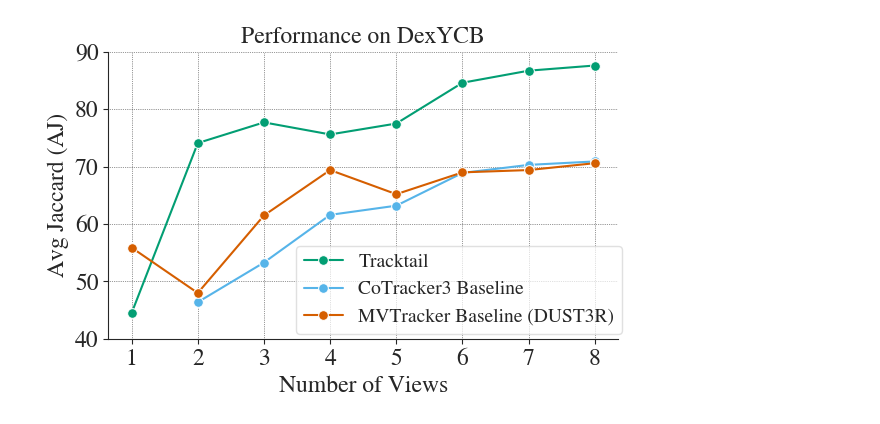
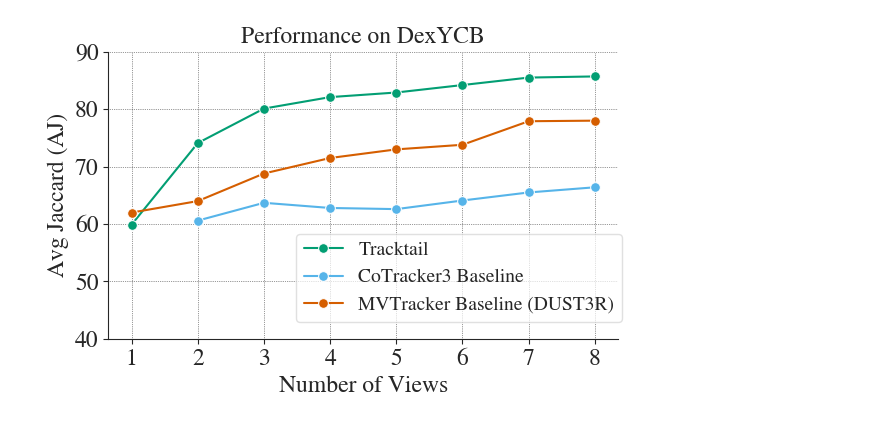
Before and after one commit to AI-HHMI/tracktail-paper, a Jupyter notebook: figure_ncams.ipynb, the cells around one changed output. Cells and saved outputs as stored; diff of their text form; code cells hidden in the pictures.

```diff
--- a/figure_ncams.ipynb
+++ b/figure_ncams.ipynb
@@ -13,8 +13,8 @@ matplotlib.rcParams.update({
     'mathtext.fontset': 'stix',
 })
 # %%
-data_path = '/home/ruppk2@hhmi.org/tracktail-paper/data/dexycb_ncam_results.csv'
-outpath = '/home/ruppk2@hhmi.org/tracktail-paper/figures/v1'
+data_path = '/home/ruppk2@hhmi.org/tracktail-paper/data/v2/dexycb_ncam_results.csv'
+outpath = '/home/ruppk2@hhmi.org/tracktail-paper/figures/v2'
 data = pd.read_csv(data_path)
 # %%
 # metric column name -> display label
@@ -69,32 +69,32 @@ sns.lineplot(
 # ax.set_title(metrics_dict[metric], fontsize = fs)
 ax.set_xlabel('Number of Views', fontsize = fs)
 ax.set_ylabel(metrics_dict[metric], fontsize = fs)
 ax.set_title('Performance on DexYCB', fontsize = fs)
 ax.set_xticks(sorted(df['n_views'].unique()))
 ax.tick_params(axis = 'x', labelsize = fs)
 ax.tick_params(axis = 'y', labelsize = fs)
 ax.get_legend().remove()
 ax.grid(True, linestyle=':', color = 'k', linewidth=0.5, alpha=0.8)
 ax.set_ylim([40, 90])
 
 # single shared legend outside the subplots
 handles, labels = ax.get_legend_handles_labels()
 labels = [method_dict[method] for method in labels]
 fig.legend(handles, labels,
            loc='upper center',
-           bbox_to_anchor = (0.71, 0.44),
+           bbox_to_anchor = (0.71, 0.47),
            framealpha = 0.7,
            facecolor = 'white',
            edgecolor = 'lightgray',
            fontsize = fs - 3)
 
 plt.tight_layout()
 sns.despine()
 
 outdir = os.path.dirname(outpath)
 if outdir:
     os.makedirs(outdir, exist_ok=True)
 
 fig.savefig(os.path.join(outpath, 'n_cams_figure.pdf'), dpi=800, bbox_inches='tight')
 # %% [output]
-[figure, old version]
+[figure, new version]
```
Also changed, not shown: 7 other files.
